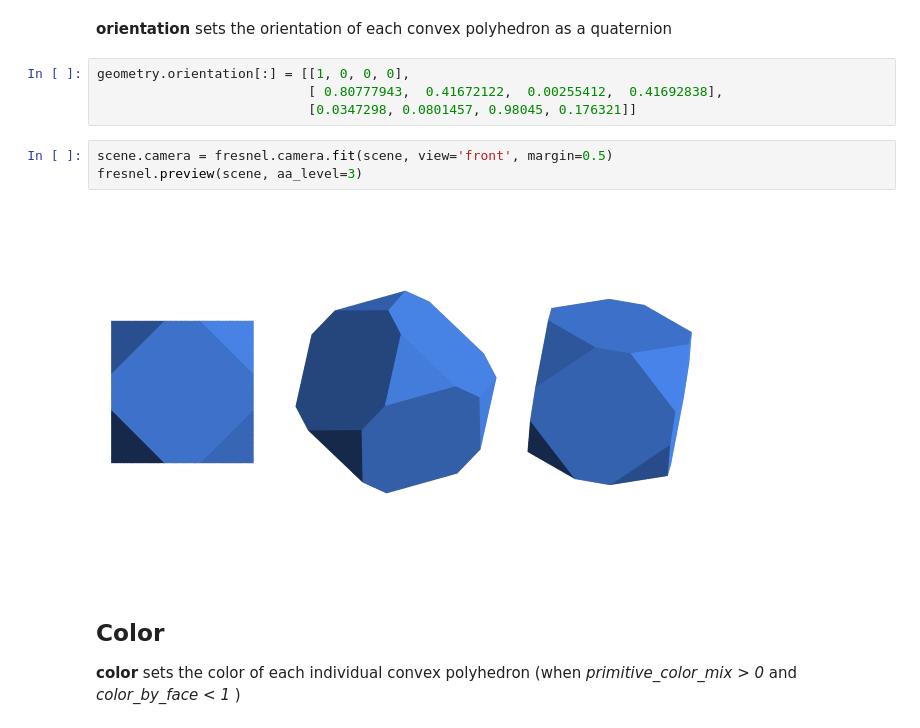
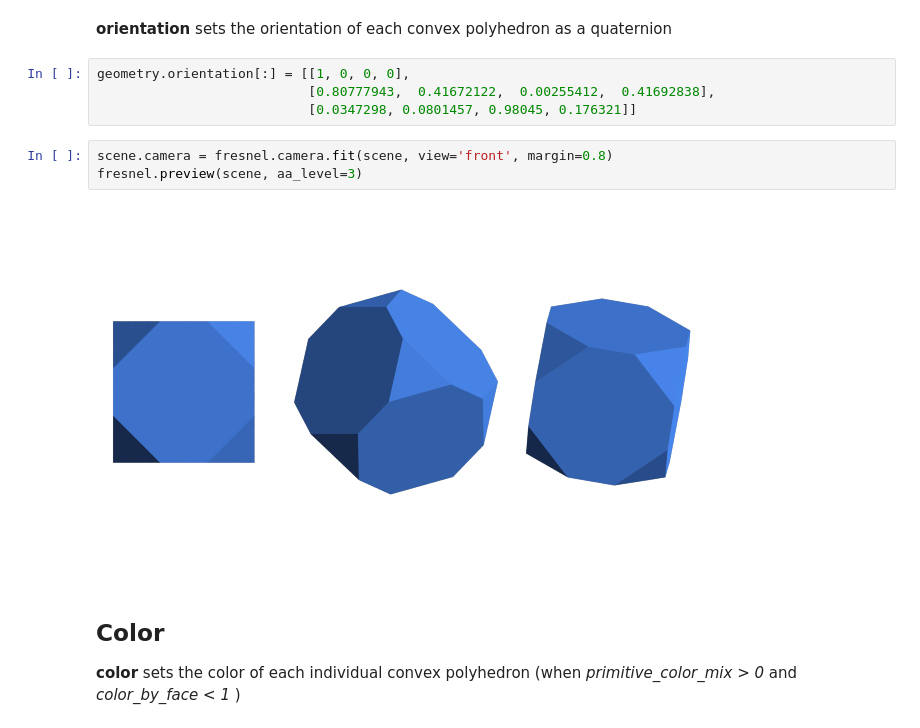
Before and after one commit to glotzerlab/fresnel-examples, a Jupyter notebook: 102-Convex-polyhedron-geometry.ipynb, the cells around one changed output. Saved outputs shown, nothing was run; the diff lists cells and outputs as text.

```diff
--- a/102-Convex-polyhedron-geometry.ipynb
+++ b/102-Convex-polyhedron-geometry.ipynb
@@ -53,13 +48,13 @@ geometry.position[:] = [[-3,0,0], [0, 0, 0], [3, 0, 0]]
 **orientation** sets the orientation of each convex polyhedron as a quaternion
 # %%
 geometry.orientation[:] = [[1, 0, 0, 0],
-                           [ 0.80777943,  0.41672122,  0.00255412,  0.41692838],
+                           [0.80777943,  0.41672122,  0.00255412,  0.41692838],
                            [0.0347298, 0.0801457, 0.98045, 0.176321]]
 # %%
-scene.camera = fresnel.camera.fit(scene, view='front', margin=0.5)
+scene.camera = fresnel.camera.fit(scene, view='front', margin=0.8)
 fresnel.preview(scene, aa_level=3)
 # %% [output]
-[figure, old version]
+[figure, new version]
 # %% [markdown]
 ## Color
 
```
Also changed, not shown: parts of 14 cells of this notebook.
